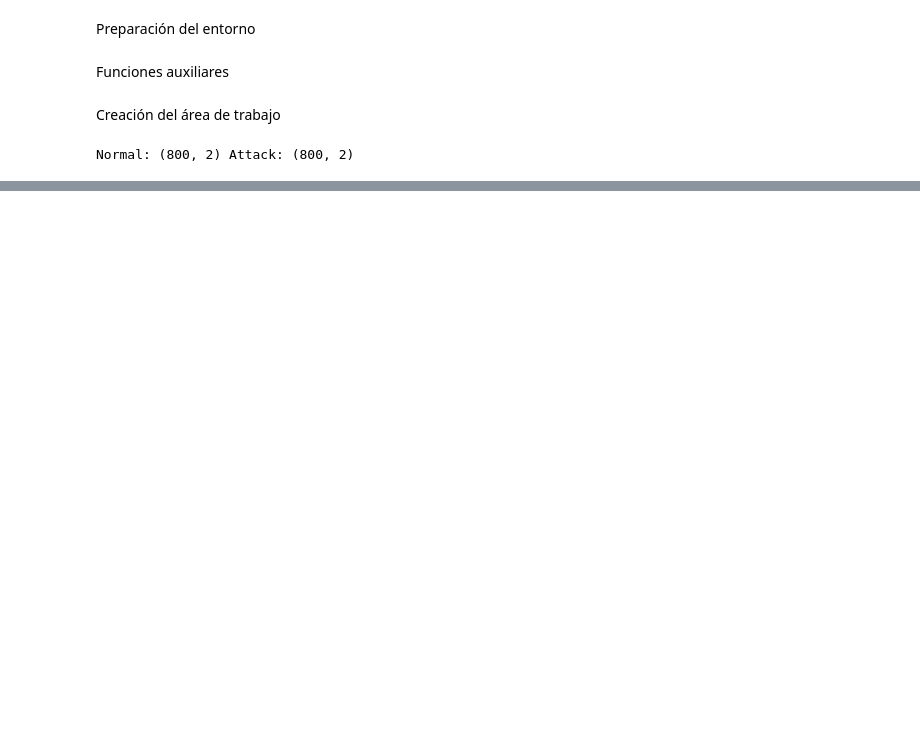
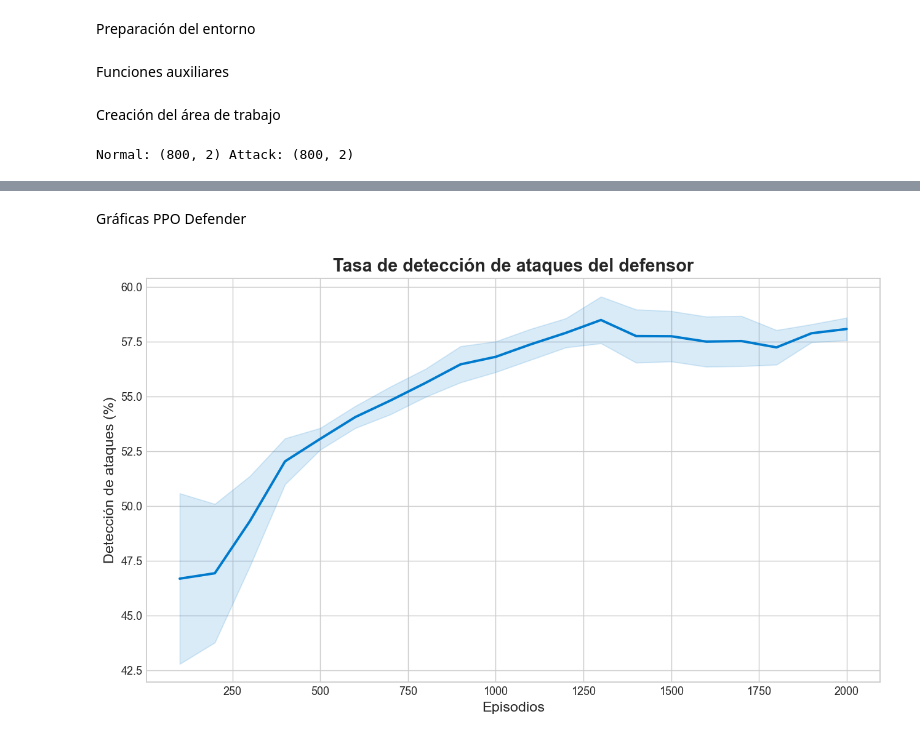
Before and after one commit to robertofdzb10/Tesis, a Jupyter notebook: notebooks/v2/09_train_defender.ipynb, the cells around one changed output, grey strips where cells are left out. Cells and saved outputs as stored; diff of their text form; code cells hidden in the pictures; blank space fills up the shorter version.

```diff
--- a/notebooks/v2/09_train_defender.ipynb
+++ b/notebooks/v2/09_train_defender.ipynb
@@ -187,10 +323,10 @@ defender_model = PPO(
 )
 
 # Creación de callback personalizado para logging
-callback = DefenderLoggerCallback(log_freq=100)
+defender_callback = DefenderLoggerCallback(log_freq=100)
 
 # Entrenamiento del modelo del defensor
-defender_model.learn(total_timesteps=100_000, callback=callback)
+defender_model.learn(total_timesteps=100_000, callback=defender_callback)
 
 # Guardar el modelo entrenado del defensor
 defender_model.save("../../agents/v2/ppo_defender_threshold")
@@ -217,0 +354,39 @@ defender_model.save("../../agents/v2/ppo_defender_threshold")
+# %% [markdown]
+Gráficas PPO Defender
+# %%
+# Configuración de estilo
+plt.style.use("seaborn-v0_8-whitegrid")
+
+# Datos para graficar
+episodes = np.array(defender_callback.history_episodes)
+# %%
+# Gráfico de Tasa de detección de ataques (TPR)
+detection_rate = np.array(defender_callback.history_detection_rate) * 100
+
+# Suavizado
+window = 5
+smooth_detection = uniform_filter1d(detection_rate, size=window)
+mean = smooth_detection
+std = uniform_filter1d(np.abs(detection_rate - mean), size=window)
+
+# Configuración del gráfico
+plt.figure(figsize=(10, 6), dpi=130)
+
+# Línea suavizada
+plt.plot(episodes, mean, linewidth=2.2, color="#007acc")
+
+# Banda difuminada
+plt.fill_between(
+    episodes,
+    mean - std,
+    mean + std,
+    color="#007acc",
+    alpha=0.15
+)
+plt.title("Tasa de detección de ataques del defensor", fontsize=16, fontweight="bold")
+plt.xlabel("Episodios", fontsize=13)
+plt.ylabel("Detección de ataques (%)", fontsize=13)
+plt.tight_layout()
+plt.show()
+# %% [output]
+[figure, added]
```
Also changed, not shown: parts of 12 cells of this notebook, 8 other files.
